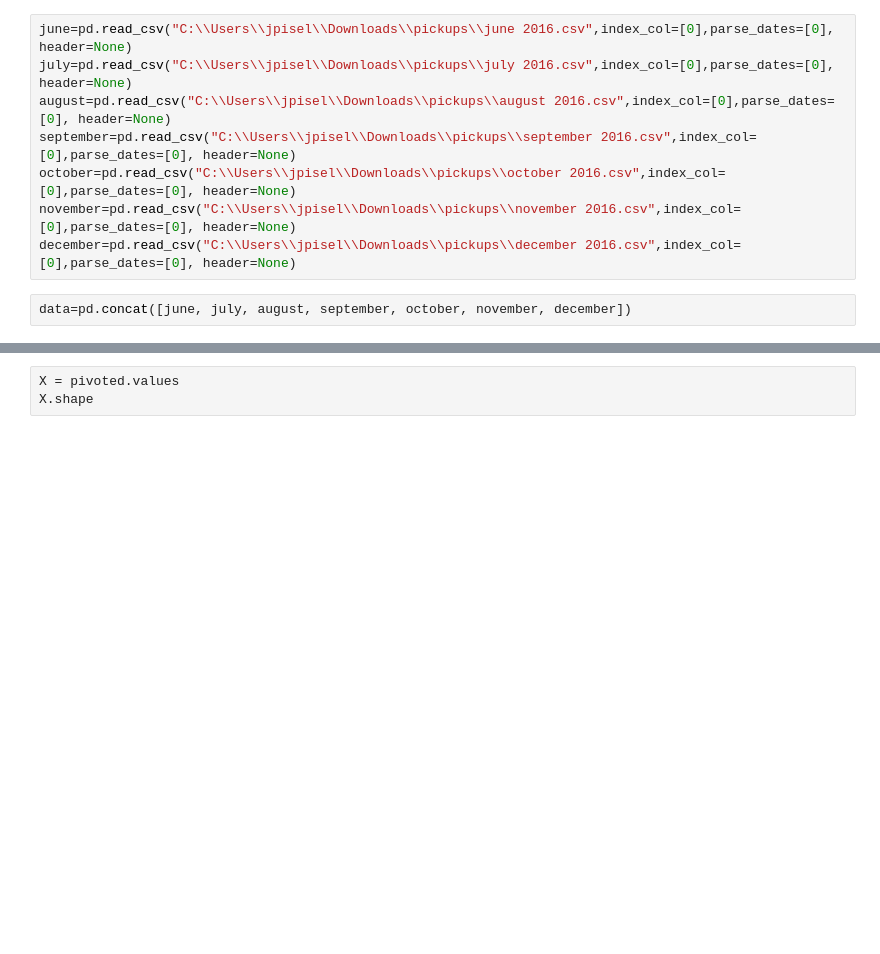
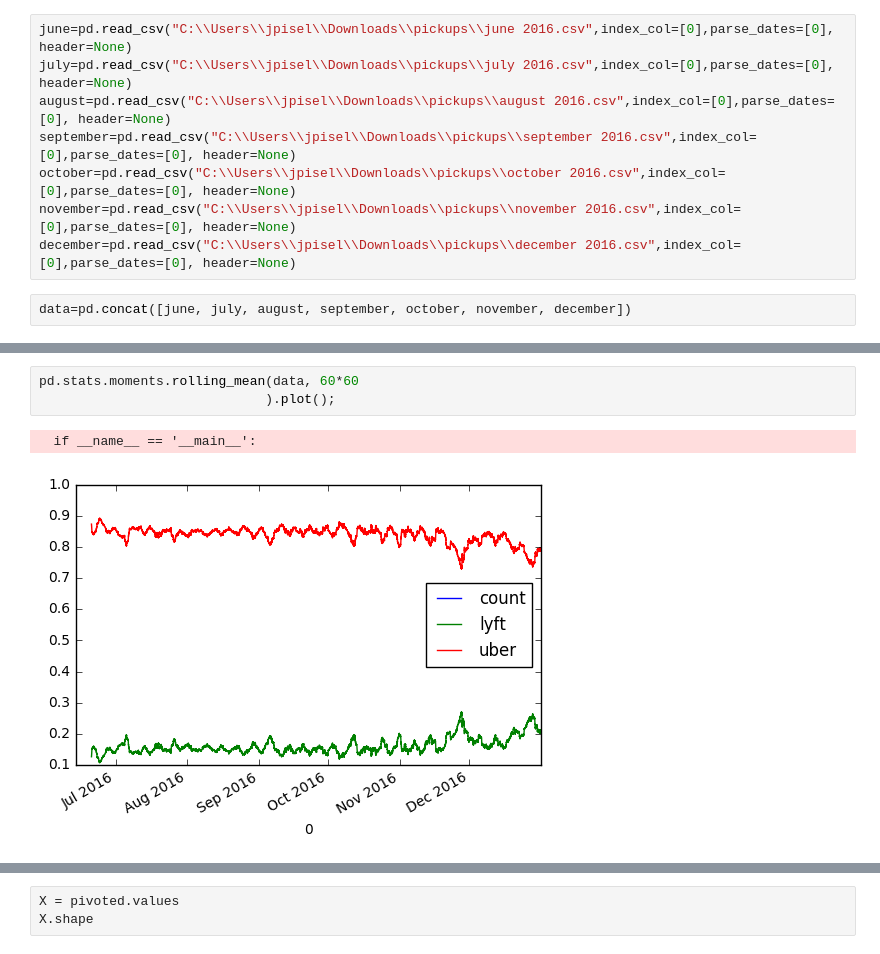
Before and after one commit to jessepisel/random_projects, a Jupyter notebook: PHX uber and lyft data.ipynb, the cells around one changed output, grey strips where cells are left out. Cells and saved outputs as stored; diff of their text form; blank space fills up the shorter version.

Commit message:
added things
rolling mean

```diff
--- a/PHX uber and lyft data.ipynb
+++ b/PHX uber and lyft data.ipynb
@@ -49,3 +42,9 @@ plt.ylabel('weekly trips');
+# %%
+pd.stats.moments.rolling_mean(data, 60*60
+                             ).plot();
+# %% [output]
+  if __name__ == '__main__':
+[figure, added]
 # %%
 pivoted = d2.pivot_table(['count'],
                            index=d2.index.date,
```
Also changed, not shown: parts of 18 cells of this notebook.
